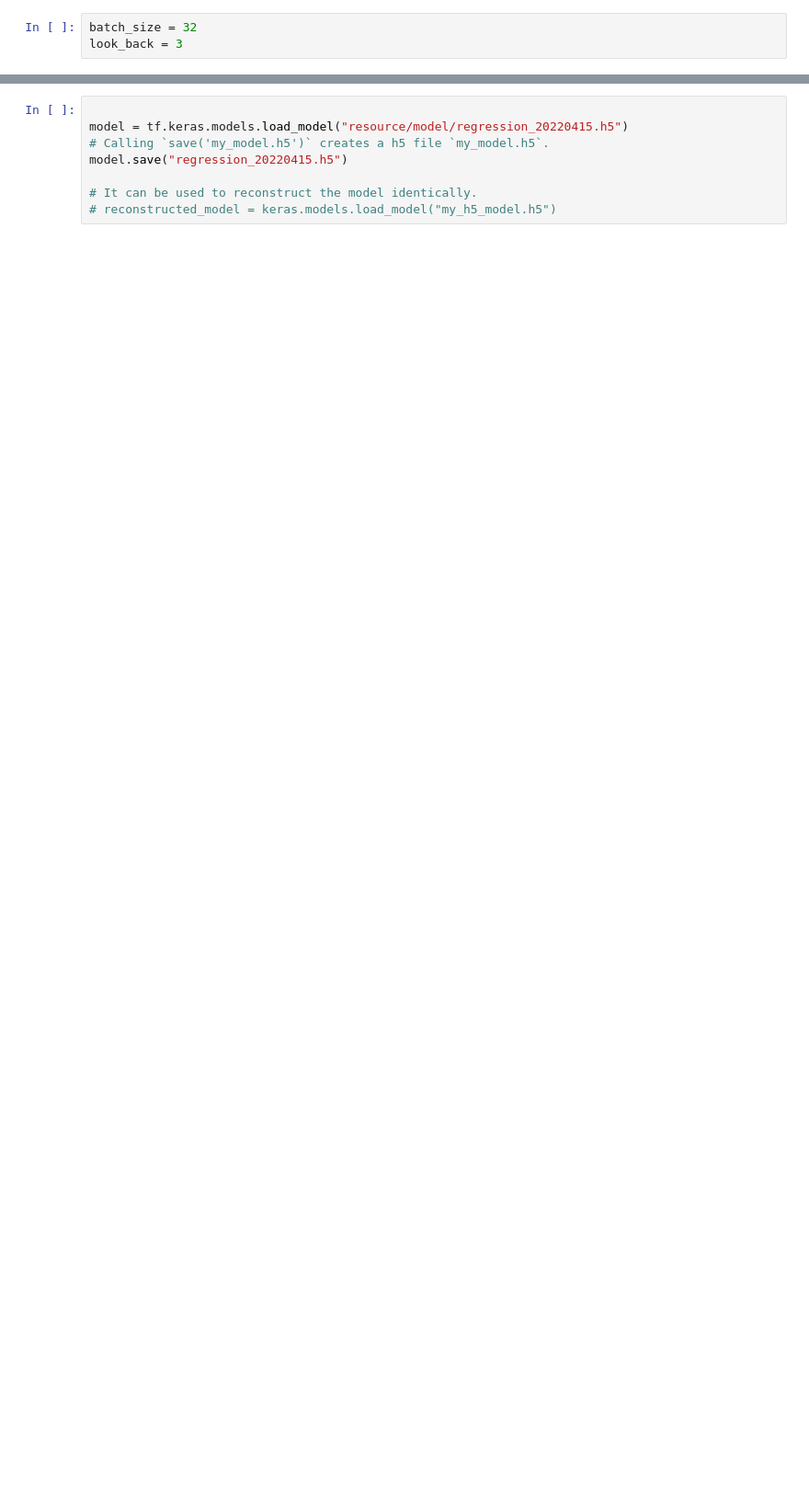
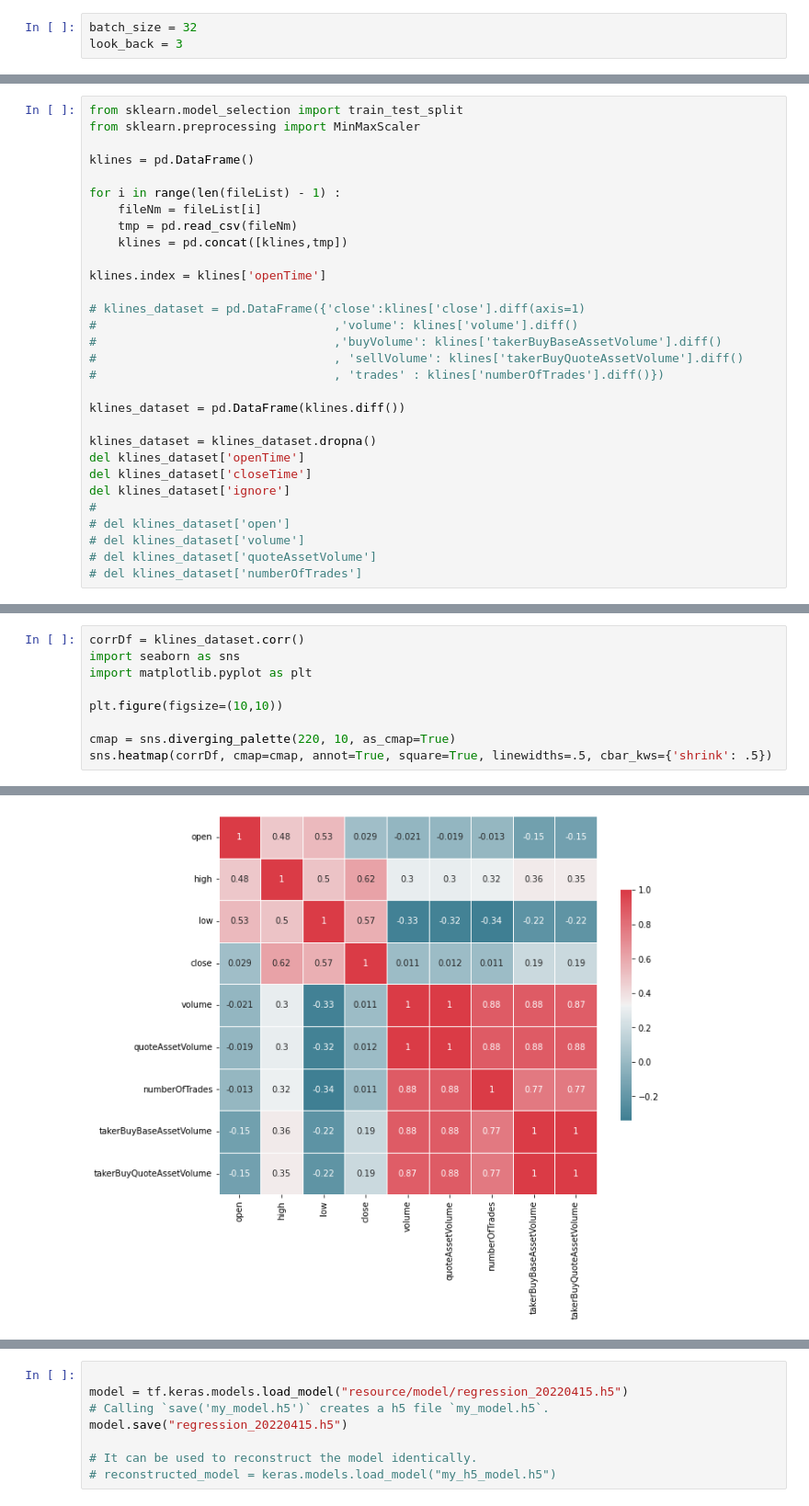
Before and after one commit to youngkwan-Ji/ML_linear-regression-binance-dataset, a Jupyter notebook: BinanceKlines_BTCUSDT.ipynb, the cells around one changed output, grey strips where cells are left out. Shown at 92% size. Drawn from its saved outputs; the diff is of its cells as text; blank space fills up the shorter version.

```diff
--- a/BinanceKlines_BTCUSDT.ipynb
+++ b/BinanceKlines_BTCUSDT.ipynb
@@ -119,0 +105,30 @@ model.add(tf.keras.layers.Dense(1))
+# %%
+from sklearn.model_selection import train_test_split
+from sklearn.preprocessing import MinMaxScaler
+
+klines = pd.DataFrame()
+
+for i in range(len(fileList) - 1) :
+    fileNm = fileList[i]
+    tmp = pd.read_csv(fileNm)
+    klines = pd.concat([klines,tmp])
+
+klines.index = klines['openTime']
+
+# klines_dataset = pd.DataFrame({'close':klines['close'].diff(axis=1)
+#                                 ,'volume': klines['volume'].diff()
+#                                 ,'buyVolume': klines['takerBuyBaseAssetVolume'].diff()
+#                                 , 'sellVolume': klines['takerBuyQuoteAssetVolume'].diff()
+#                                 , 'trades' : klines['numberOfTrades'].diff()})
+
+klines_dataset = pd.DataFrame(klines.diff())
+
+klines_dataset = klines_dataset.dropna()
+del klines_dataset['openTime']
+del klines_dataset['closeTime']
+del klines_dataset['ignore']
+#
+# del klines_dataset['open']
+# del klines_dataset['volume']
+# del klines_dataset['quoteAssetVolume']
+# del klines_dataset['numberOfTrades']
@@ -119,0 +152,10 @@ model.add(tf.keras.layers.Dense(1))
+# %%
+corrDf = klines_dataset.corr()
+import seaborn as sns
+import matplotlib.pyplot as plt
+
+plt.figure(figsize=(10,10))
+
+cmap = sns.diverging_palette(220, 10, as_cmap=True)
+sns.heatmap(corrDf, cmap=cmap, annot=True, square=True, linewidths=.5, cbar_kws={'shrink': .5})
+# %% [output]
@@ -119,0 +163 @@ model.add(tf.keras.layers.Dense(1))
+[figure, added]
```
Also changed, not shown: parts of 21 cells of this notebook, 3 other files.
